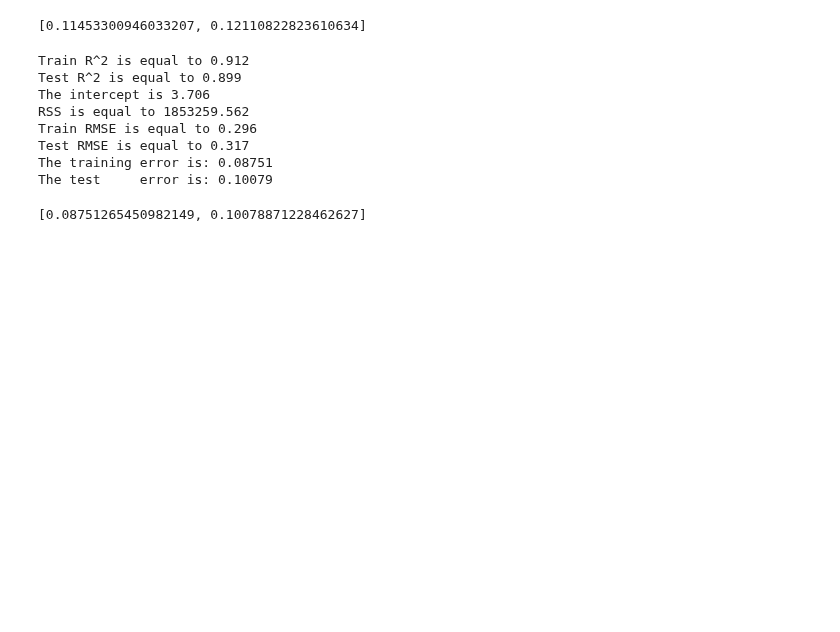
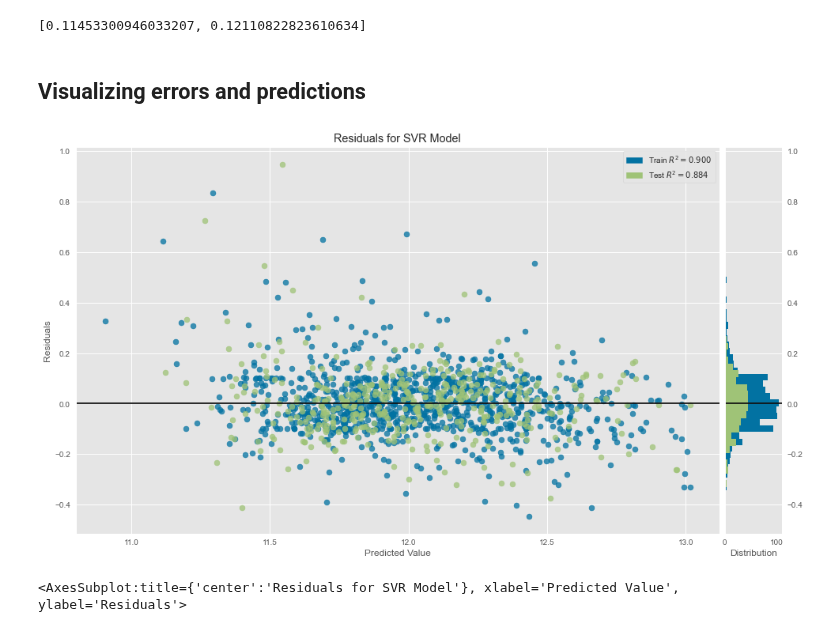
Before and after one commit to suhitasva/ML_Project, a Jupyter notebook: SVR_models.ipynb, the cells around one changed output. Cells and saved outputs as stored; diff of their text form; code cells hidden in the pictures; blank space fills up the shorter version.

```diff
--- a/SVR_models.ipynb
+++ b/SVR_models.ipynb
@@ -410,19 +411,14 @@ Test RMSE is equal to 0.136
 The training error is: 0.11453
 The test     error is: 0.12111
 [0.11453300946033207, 0.12110822823610634]
-# %%
-trfm = PowerTransformer(method='box-cox')
-trainY_trans = trfm.fit_transform(pd.DataFrame(trainY))
-testY_trans = trfm.fit_transform(pd.DataFrame(testY))
-
-model_results(trainX_trans, trainY_trans, testX_trans, testY_trans, final_svr, show = True)
-# %% [output]
-Train R^2 is equal to 0.912
-Test R^2 is equal to 0.899
-The intercept is 3.706
-RSS is equal to 1853259.562
-Train RMSE is equal to 0.296
-Test RMSE is equal to 0.317
-The training error is: 0.08751
-The test     error is: 0.10079
-[0.08751265450982149, 0.10078871228462627]
+# %% [markdown]
+## Visualizing errors and predictions
+# %%
+plt.figure(figsize = (16,9))
+visualizer = ResidualsPlot(SVR())
+visualizer.fit(trainX_trans, np.log(trainY))
+visualizer.score(testX_trans, np.log(testY))
+visualizer.poof()
+# %% [output]
+[figure, added]
+<AxesSubplot:title={'center':'Residuals for SVR Model'}, xlabel='Predicted Value', ylabel='Residuals'>
```
Also changed, not shown: parts of 6 cells of this notebook.
